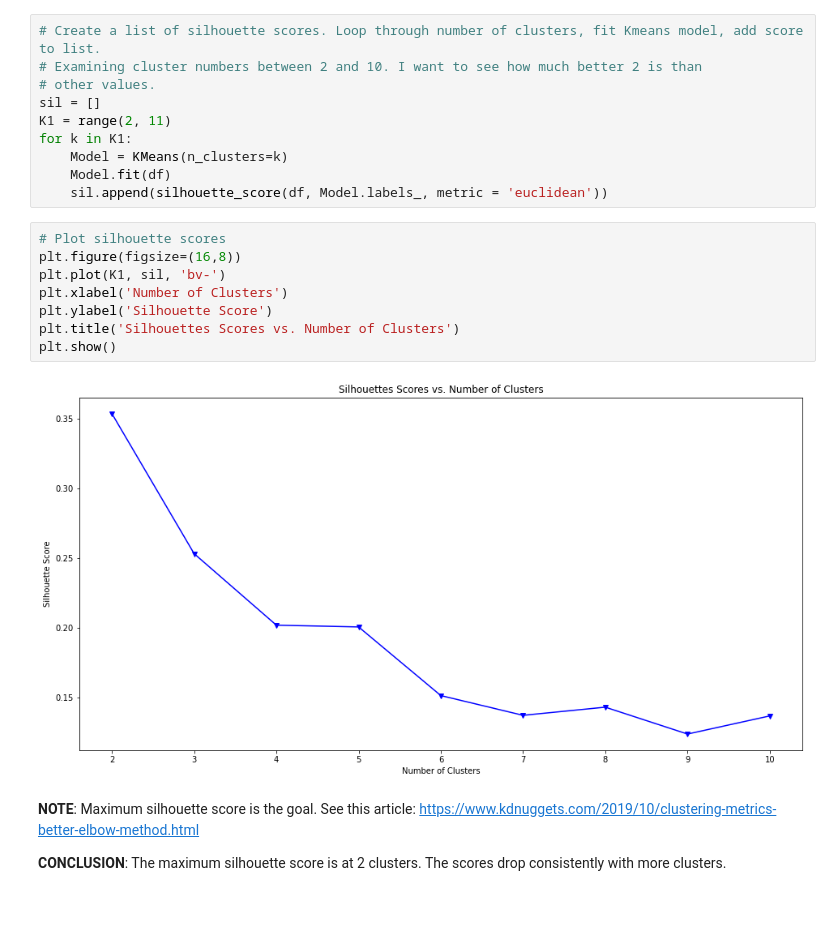
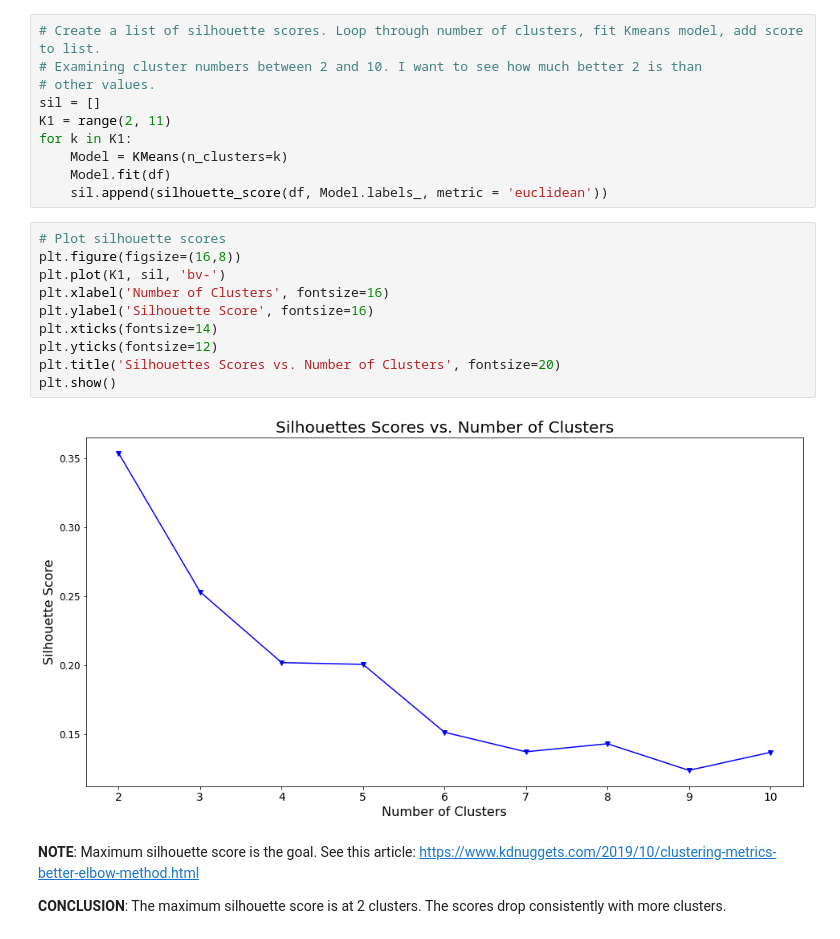
Before and after one commit to chrisstarr-82/capstone, a Jupyter notebook: cluster-models.ipynb, the cells around one changed output. Drawn from its saved outputs; the diff is of its cells as text; blank space fills up the shorter version.

```diff
--- a/cluster-models.ipynb
+++ b/cluster-models.ipynb
@@ -94,13 +96,15 @@ for k in K1:
 # %%
 # Plot silhouette scores
 plt.figure(figsize=(16,8))
 plt.plot(K1, sil, 'bv-')
-plt.xlabel('Number of Clusters')
-plt.ylabel('Silhouette Score')
-plt.title('Silhouettes Scores vs. Number of Clusters')
+plt.xlabel('Number of Clusters', fontsize=16)
+plt.ylabel('Silhouette Score', fontsize=16)
+plt.xticks(fontsize=14)
+plt.yticks(fontsize=12)
+plt.title('Silhouettes Scores vs. Number of Clusters', fontsize=20)
 plt.show()
 # %% [output]
-[figure, old version]
+[figure, new version]
 # %% [markdown]
 **NOTE**: Maximum silhouette score is the goal. See this article:
 https://www.kdnuggets.com/2019/10/clustering-metrics-better-elbow-method.html
```
Also changed, not shown: parts of 1 cell of this notebook, 1 other file.
